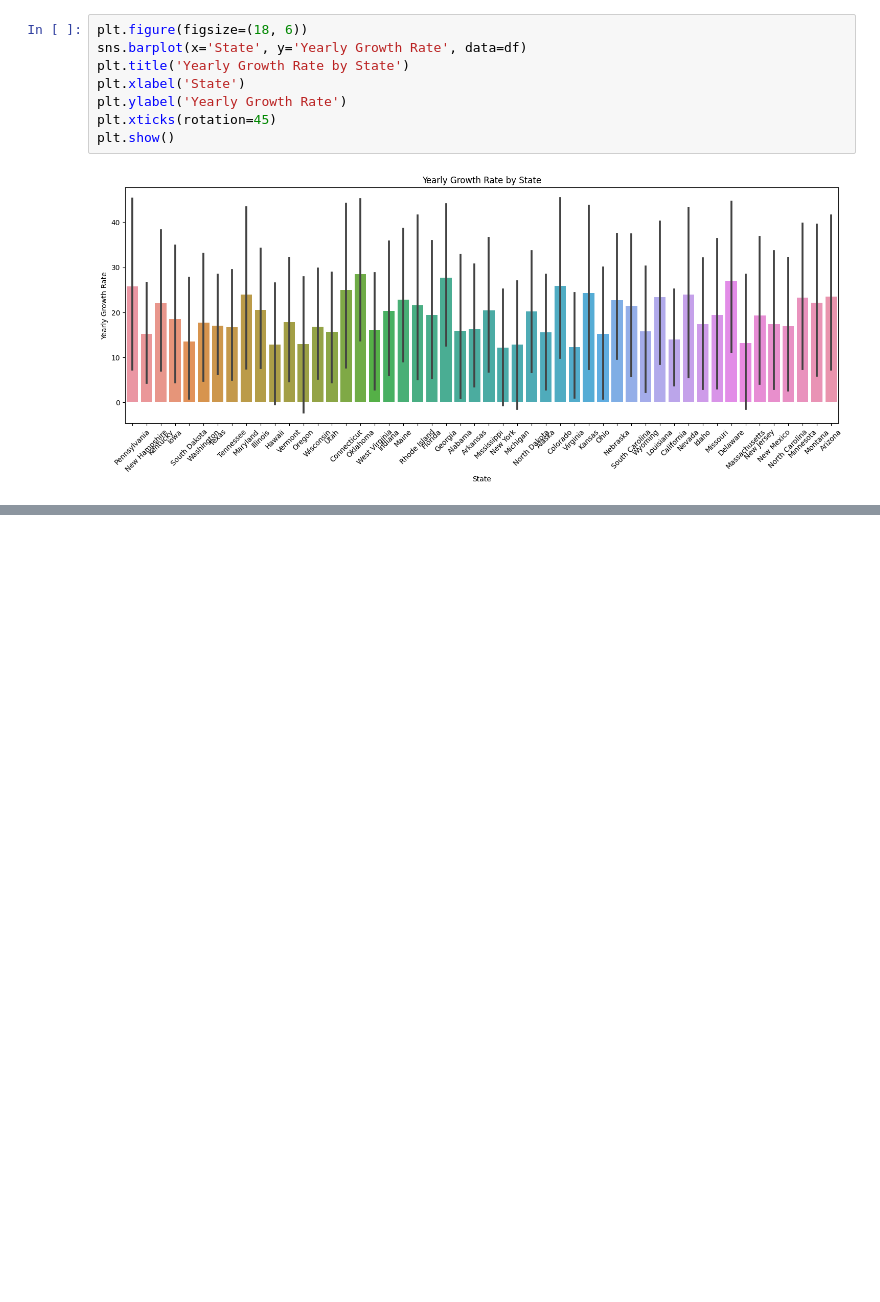
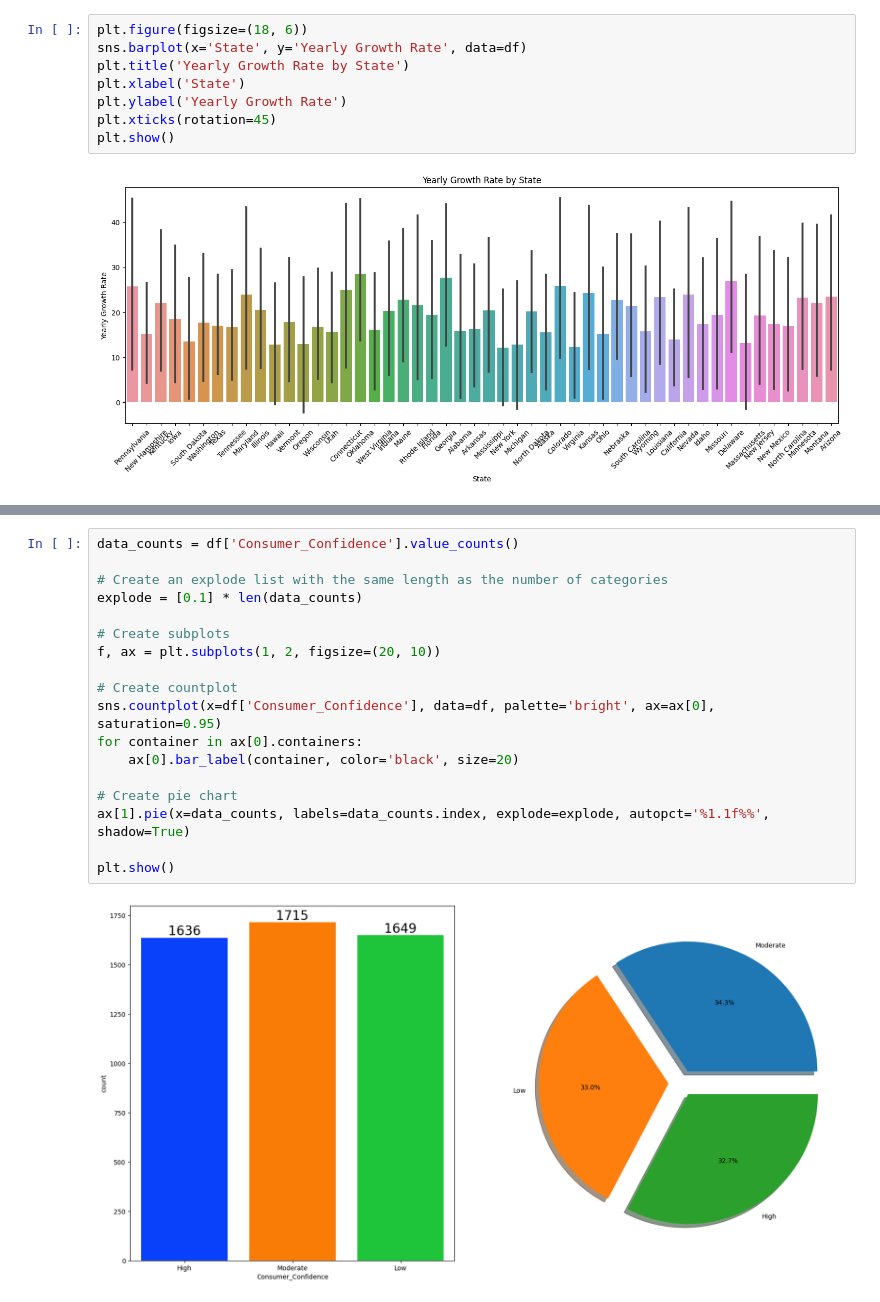
Before and after one commit to saibattula93/US-House-Analysis, a Jupyter notebook: notebook/EDA_House.ipynb, the cells around one changed output, grey strips where cells are left out. Drawn from its saved outputs; the diff is of its cells as text; blank space fills up the shorter version.

```diff
--- a/notebook/EDA_House.ipynb
+++ b/notebook/EDA_House.ipynb
@@ -450,0 +514,20 @@ plt.show()
+# %%
+data_counts = df['Consumer_Confidence'].value_counts()
+
+# Create an explode list with the same length as the number of categories
+explode = [0.1] * len(data_counts)
+
+# Create subplots
+f, ax = plt.subplots(1, 2, figsize=(20, 10))
+
+# Create countplot
+sns.countplot(x=df['Consumer_Confidence'], data=df, palette='bright', ax=ax[0], saturation=0.95)
+for container in ax[0].containers:
+    ax[0].bar_label(container, color='black', size=20)
+
+# Create pie chart
+ax[1].pie(x=data_counts, labels=data_counts.index, explode=explode, autopct='%1.1f%%', shadow=True)
+
+plt.show()
+# %% [output]
+[figure, added]
```
Also changed, not shown: parts of 17 cells of this notebook, 5 other files.
